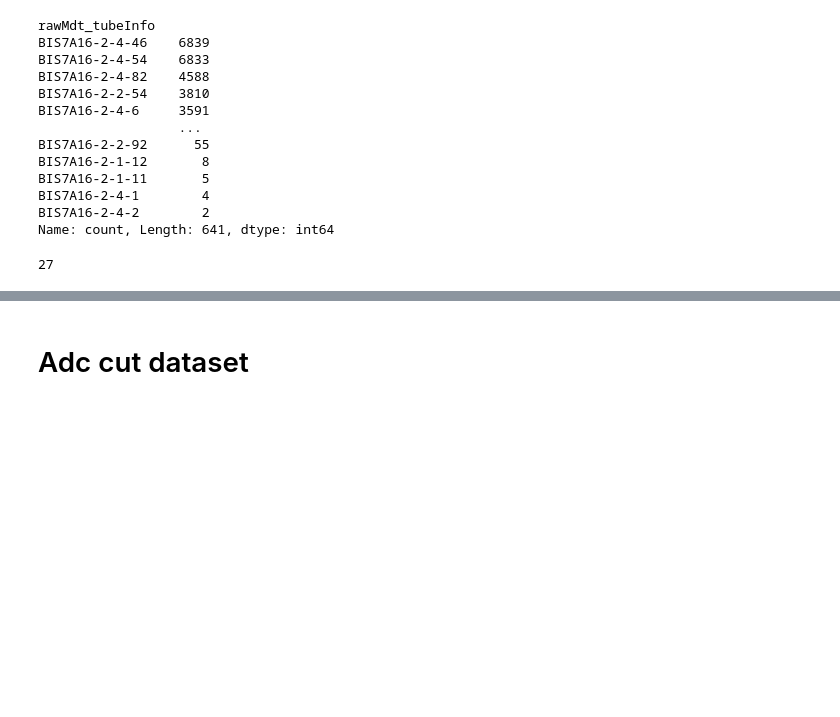
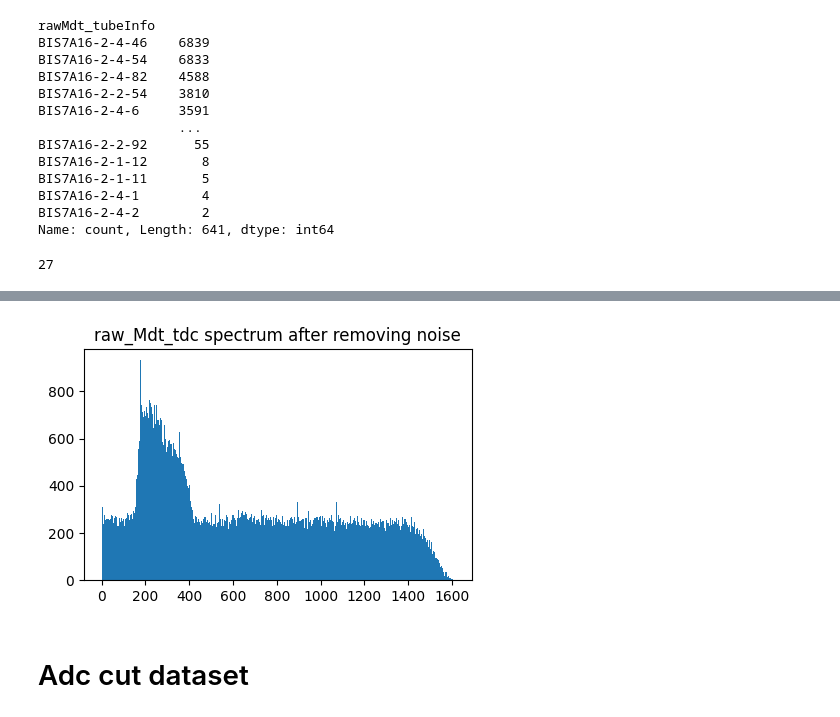
Before and after one commit to ppriyanka8/ATLAS, a Jupyter notebook: BIS7A16.ipynb, the cells around one changed output, grey strips where cells are left out. Cells and saved outputs as stored; diff of their text form; code cells hidden in the pictures; blank space fills up the shorter version.

```diff
--- a/BIS7A16.ipynb
+++ b/BIS7A16.ipynb
@@ -612,3 +714,13 @@ tube_index=ML*(Total tubes per ml)+layer*(total tube per layer)+tube
+# %%
+def tdc_spectrum(df):
+    fig,ax=plt.subplots(figsize=(5,3))
+    plt.hist(df.rawMdt_tdc, bins=400)
+    ax.set_title('raw_Mdt_tdc spectrum after removing noise')
+    # fig.savefig('raw_Mdt_adc_spectrum_BIS7A16_before_removing_noise')
+    plt.show()
+tdc_spectrum(df_raw_chamber_filtered_with_cut)
+# %% [output]
+[figure, added]
 # %% [markdown]
 # Adc cut dataset
 # %%
```
Also changed, not shown: parts of 8 cells of this notebook.
